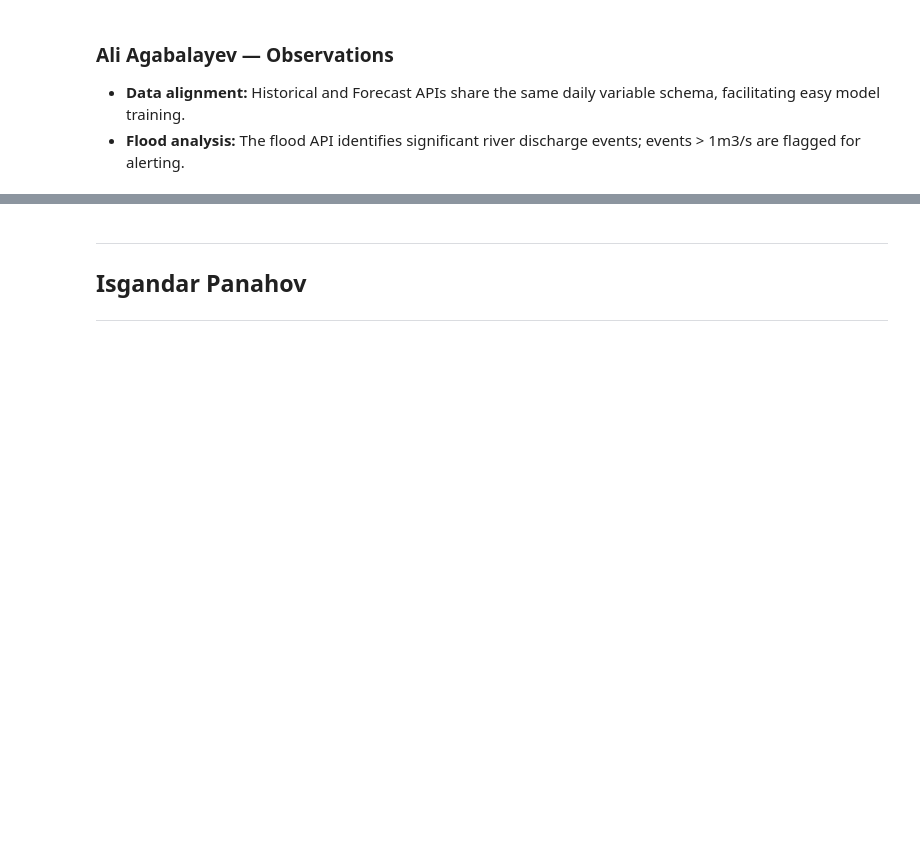
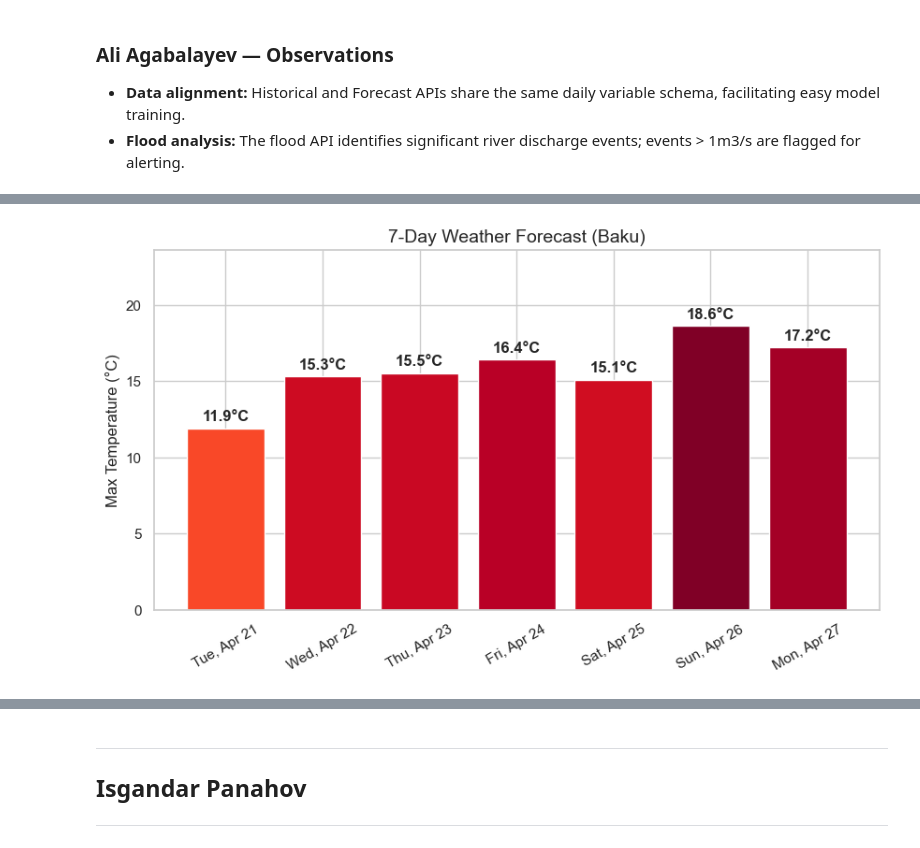
Before and after one commit to AliAgabalayev/Baku-Sentinel-Advanced-Flash-Flood-Forecasting-System, a Jupyter notebook: notebooks/day_01_exploration.ipynb, the cells around one changed output, grey strips where cells are left out. Cells and saved outputs as stored; diff of their text form; code cells hidden in the pictures; blank space fills up the shorter version.

```diff
--- a/notebooks/day_01_exploration.ipynb
+++ b/notebooks/day_01_exploration.ipynb
@@ -131 +240,22 @@ flood_days_above_limit
+# %%
+if not df_fore.empty:
+    plt.figure(figsize=(10, 5))
+
+    # Use a gradient color based on temperature
+    colors = plt.cm.YlOrRd(df_fore['temperature_2m_max'] / df_fore['temperature_2m_max'].max())
+
+    bars = plt.bar(df_fore['time'].dt.strftime('%a, %b %d'), df_fore['temperature_2m_max'], color=colors)
+
+    # Add value labels on top of bars
+    for bar in bars:
+        yval = bar.get_height()
+        plt.text(bar.get_x() + bar.get_width()/2, yval + 0.5, f'{yval}°C', ha='center', fontweight='bold')
+
+    plt.title('7-Day Weather Forecast (Baku)', fontsize=14)
+    plt.ylabel('Max Temperature (°C)')
+    plt.xticks(rotation=30)
+    plt.ylim(0, df_fore['temperature_2m_max'].max() + 5)
+    plt.show()
+# %% [output]
+[figure, added]
 # %% [markdown]
```
Also changed, not shown: parts of 11 cells of this notebook.
